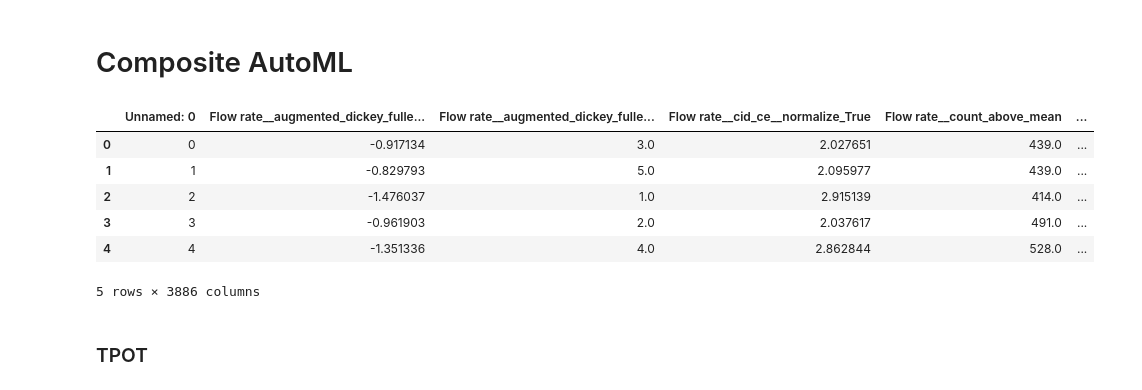
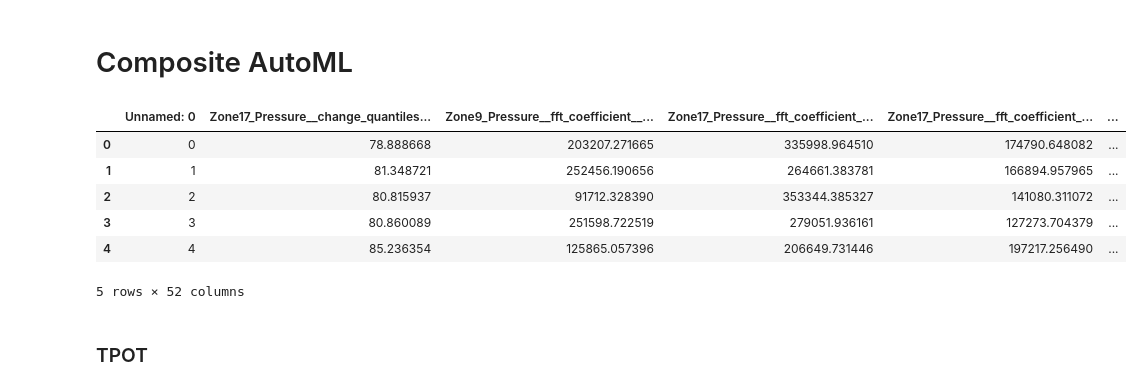
Before and after one commit to xetxezarreta/composite-analysis, a Jupyter notebook: composite-automl.ipynb, the cells around one changed output. Drawn from its saved outputs; the diff is of its cells as text; code cells hidden in the pictures.

```diff
--- a/composite-automl.ipynb
+++ b/composite-automl.ipynb
@@ -3,20 +3,20 @@
 # %%
 import pandas as pd
 
-df = pd.read_csv('tmp/extracted_data_cleaned_1.csv')
+df = pd.read_csv('tmp/extracted_data_cleaned_final.csv')
 X = df.iloc[:,:-1]
 X = X.loc[:, ~X.columns.str.contains('^Unnamed')]
 y = df.iloc[:,-1]
 
 df.head()
 # %% [output]
-|  | Unnamed: 0 | Flow rate__augmented_dickey_fulle... | Flow rate__augmented_dickey_fulle... | Flow rate__cid_ce__normalize_True | Flow rate__count_above_mean | ... |
-| 0 | 0 | -0.917134 | 3.0 | 2.027651 | 439.0 | ... |
-| 1 | 1 | -0.829793 | 5.0 | 2.095977 | 439.0 | ... |
-| 2 | 2 | -1.476037 | 1.0 | 2.915139 | 414.0 | ... |
-| 3 | 3 | -0.961903 | 2.0 | 2.037617 | 491.0 | ... |
-| 4 | 4 | -1.351336 | 4.0 | 2.862844 | 528.0 | ... |
+|  | Unnamed: 0 | Zone17_Pressure__change_quantiles... | Zone9_Pressure__fft_coefficient__... | Zone17_Pressure__fft_coefficient_... | Zone17_Pressure__fft_coefficient_... | ... |
+| 0 | 0 | 78.888668 | 203207.271665 | 335998.964510 | 174790.648082 | ... |
+| 1 | 1 | 81.348721 | 252456.190656 | 264661.383781 | 166894.957965 | ... |
+| 2 | 2 | 80.815937 | 91712.328390 | 353344.385327 | 141080.311072 | ... |
+| 3 | 3 | 80.860089 | 251598.722519 | 279051.936161 | 127273.704379 | ... |
+| 4 | 4 | 85.236354 | 125865.057396 | 206649.731446 | 197217.256490 | ... |
-5 rows × 3886 columns
+5 rows × 52 columns
 # %% [markdown]
 ### TPOT
 # %%
```
Also changed, not shown: parts of 4 cells of this notebook, 3 other files.
